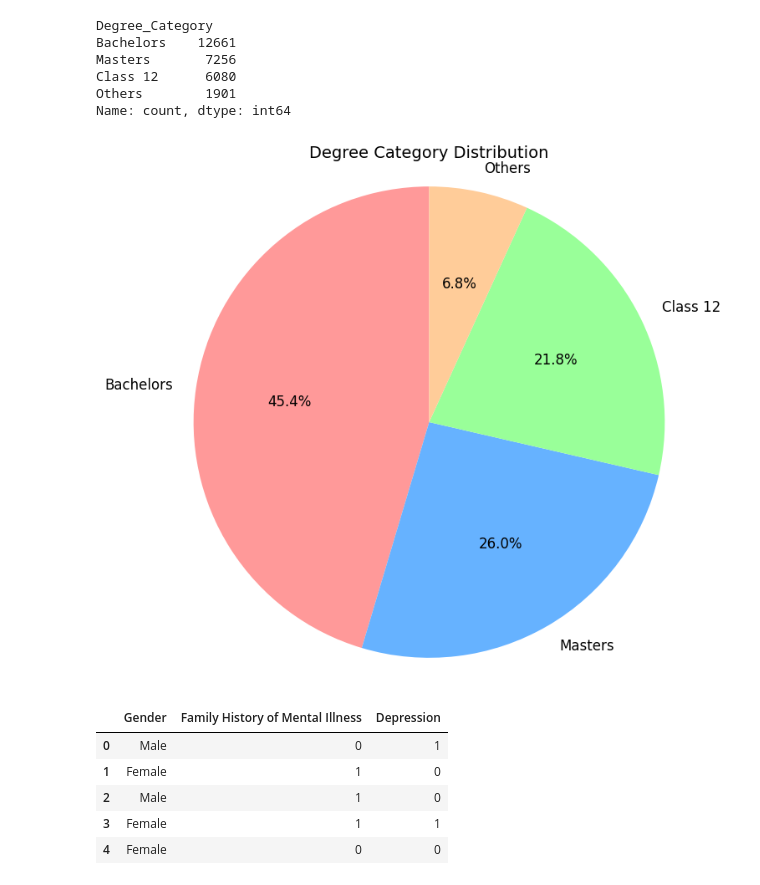
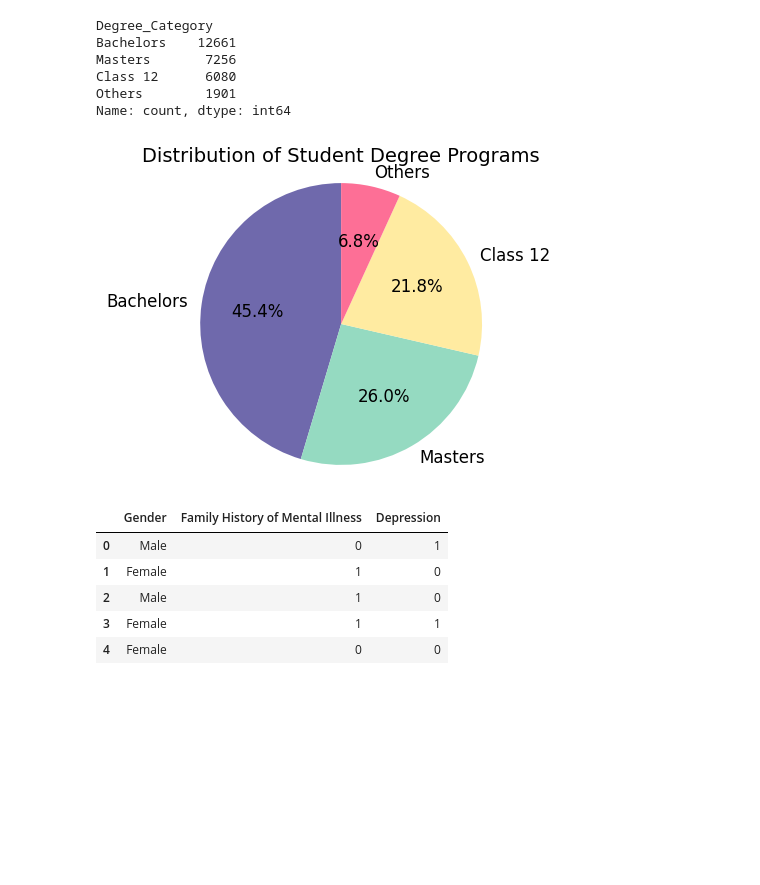
Before and after one commit to dinnifarisya/Student-Depression-Data-Science-Project, a Jupyter notebook: Data Science Project.ipynb, the cells around one changed output. Cells and saved outputs as stored; diff of their text form; code cells hidden in the pictures; blank space fills up the shorter version.

```diff
--- a/Data Science Project.ipynb
+++ b/Data Science Project.ipynb
@@ -648,21 +663,24 @@ Others        1901
 Name: count, dtype: int64
 # %%
 # Plot pie chart
-plt.figure(figsize=(8, 8))
+plt.figure(figsize=(4, 4))
 plt.pie(
     category_counts,
     labels=category_counts.index,
     autopct='%1.1f%%',
     startangle=90,
-    colors=["#FF9999", "#66B2FF", "#99FF99", "#FFCC99"],
+    colors=["#6F69AC", "#95DAC1", "#FFEBA1", "#FD6F96"],
     textprops={'fontsize': 12}
 )
 
-plt.title("Degree Category Distribution", fontsize=14)
+plt.title("Distribution of Student Degree Programs", fontsize=14)
 plt.axis("equal")  # Ensure circular pie
+
+plt.savefig("degpc.png", dpi=300, bbox_inches='tight')
+
 plt.show()
 # %% [output]
-[figure, old version]
+[figure, new version]
 # %%
 # for research question 1
 df_q1 = df[["Gender", "Family History of Mental Illness", "Depression"]].copy()
```
Also changed, not shown: parts of 9 cells of this notebook.
